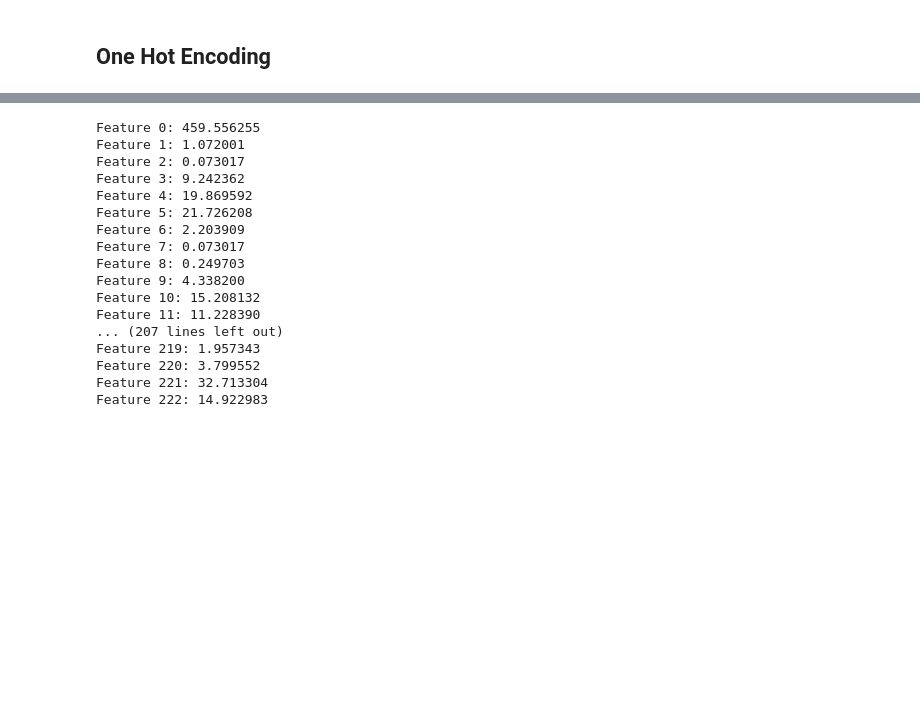
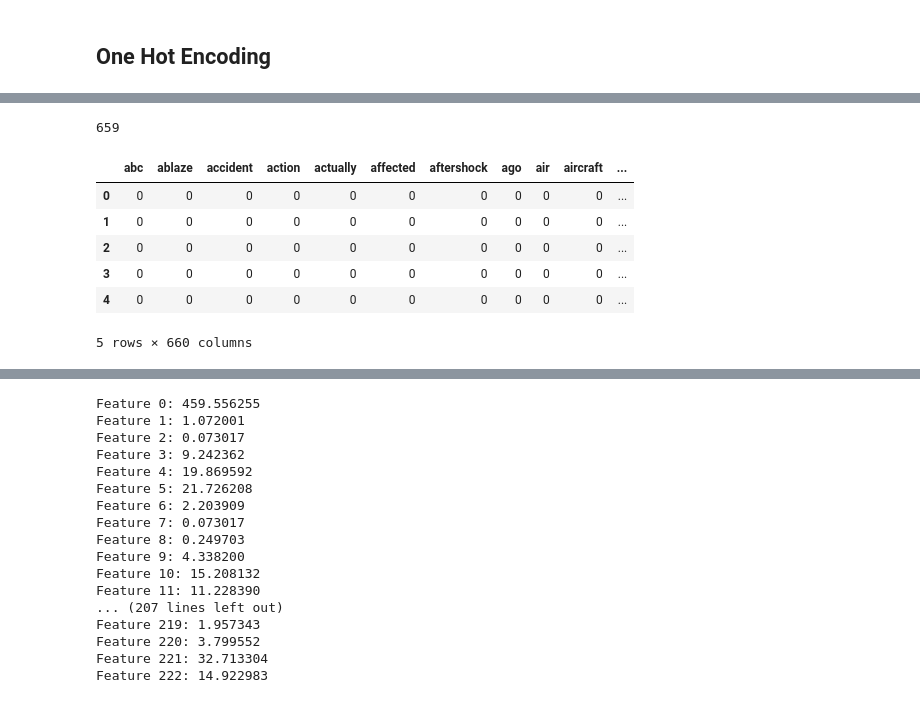
Before and after one commit to aleacevedo/Datos-TP-1C-2020, a Jupyter notebook: TP2/Martin/One Hot Encoding.ipynb, the cells around one changed output, grey strips where cells are left out. Saved outputs shown, nothing was run; the diff lists cells and outputs as text; code cells hidden in the pictures; blank space fills up the shorter version.

```diff
--- a/TP2/Martin/One Hot Encoding.ipynb
+++ b/TP2/Martin/One Hot Encoding.ipynb
@@ -81,0 +104,6 @@ OHE
+# %%
+# Vectorize the text
+vectorizer = CountVectorizer(stop_words='english', min_df=20)
+df_text = train["text"]
+X = vectorizer.fit_transform(df_text)
+X.toarray()
@@ -81,0 +118,17 @@ OHE
+# %%
+feature_words = vectorizer.get_feature_names()
+len(feature_words)
+# %% [output]
+659
+# %%
+df_bow = pd.DataFrame(X.toarray(), columns=feature_words)
+df_bow["text"] = df_text
+df_bow.head()
+# %% [output]
+|  | abc | ablaze | accident | action | actually | affected | aftershock | ago | air | aircraft | ... |
+| 0 | 0 | 0 | 0 | 0 | 0 | 0 | 0 | 0 | 0 | 0 | ... |
+| 1 | 0 | 0 | 0 | 0 | 0 | 0 | 0 | 0 | 0 | 0 | ... |
+| 2 | 0 | 0 | 0 | 0 | 0 | 0 | 0 | 0 | 0 | 0 | ... |
+| 3 | 0 | 0 | 0 | 0 | 0 | 0 | 0 | 0 | 0 | 0 | ... |
+| 4 | 0 | 0 | 0 | 0 | 0 | 0 | 0 | 0 | 0 | 0 | ... |
+5 rows × 660 columns
```
Also changed, not shown: parts of 46 cells of this notebook, 2 other files.
